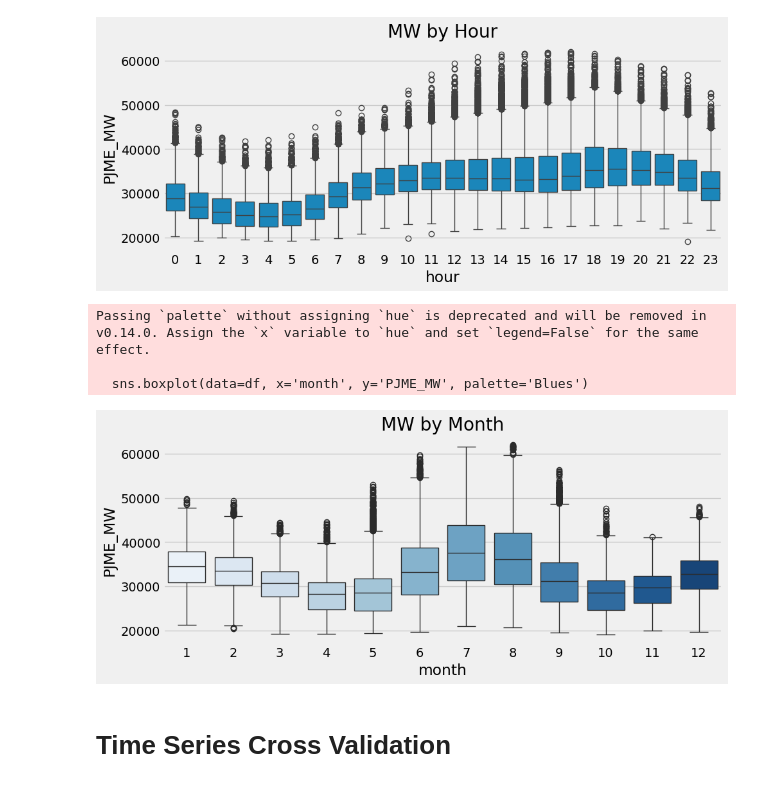
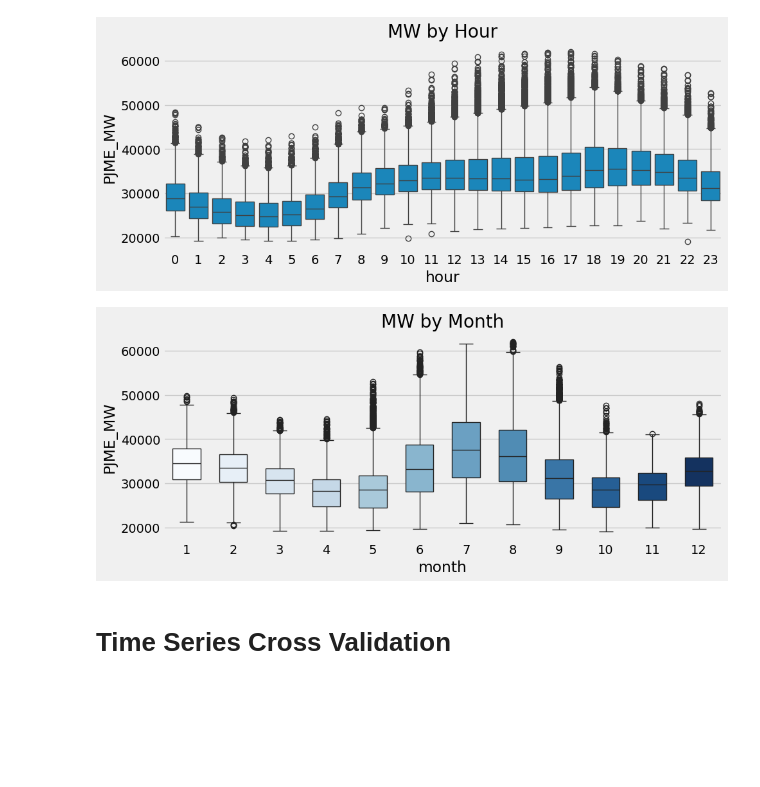
Before and after one commit to Daro1791/PJME_Energy_Forecasting, a Jupyter notebook: energy_consumption.ipynb, the cells around one changed output. Drawn from its saved outputs; the diff is of its cells as text; code cells hidden in the pictures; blank space fills up the shorter version.

```diff
--- a/energy_consumption.ipynb
+++ b/energy_consumption.ipynb
@@ -155,14 +155,17 @@ plt.show()
 [figure]
 # %%
 fig, ax = plt.subplots(figsize=(10, 4))
-sns.boxplot(data=df, x='month', y='PJME_MW', palette='Blues')
+
+# Usamos 'month' en el eje hue para asignar colores
+sns.boxplot(data=df, x='month', y='PJME_MW', hue='month', palette='Blues', width=0.6, ax=ax)
+
+# Deshabilitar la leyenda, ya que no es necesaria
+ax.legend_.remove()
+
 ax.set_title('MW by Month')
 plt.show()
 # %% [output]
-Passing `palette` without assigning `hue` is deprecated and will be removed in v0.14.0. Assign the `x` variable to `hue` and set `legend=False` for the same effect.
-
-  sns.boxplot(data=df, x='month', y='PJME_MW', palette='Blues')
-[figure, old version]
+[figure, new version]
 # %% [markdown]
 # Time Series Cross Validation
 # %%
```
